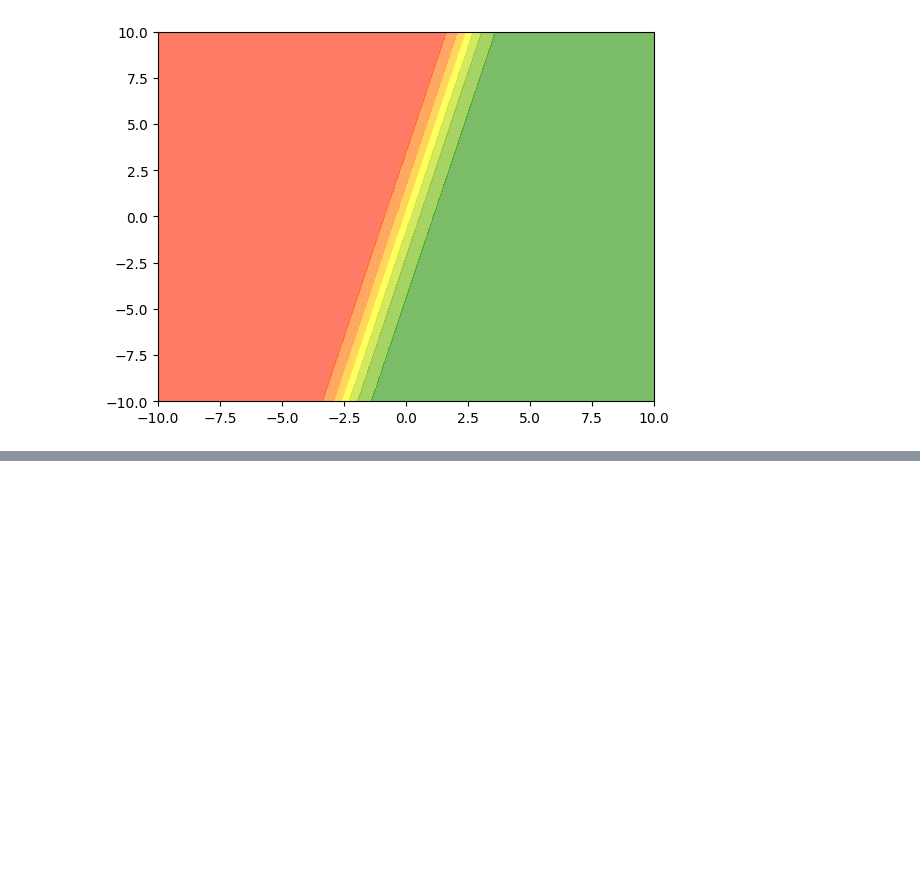
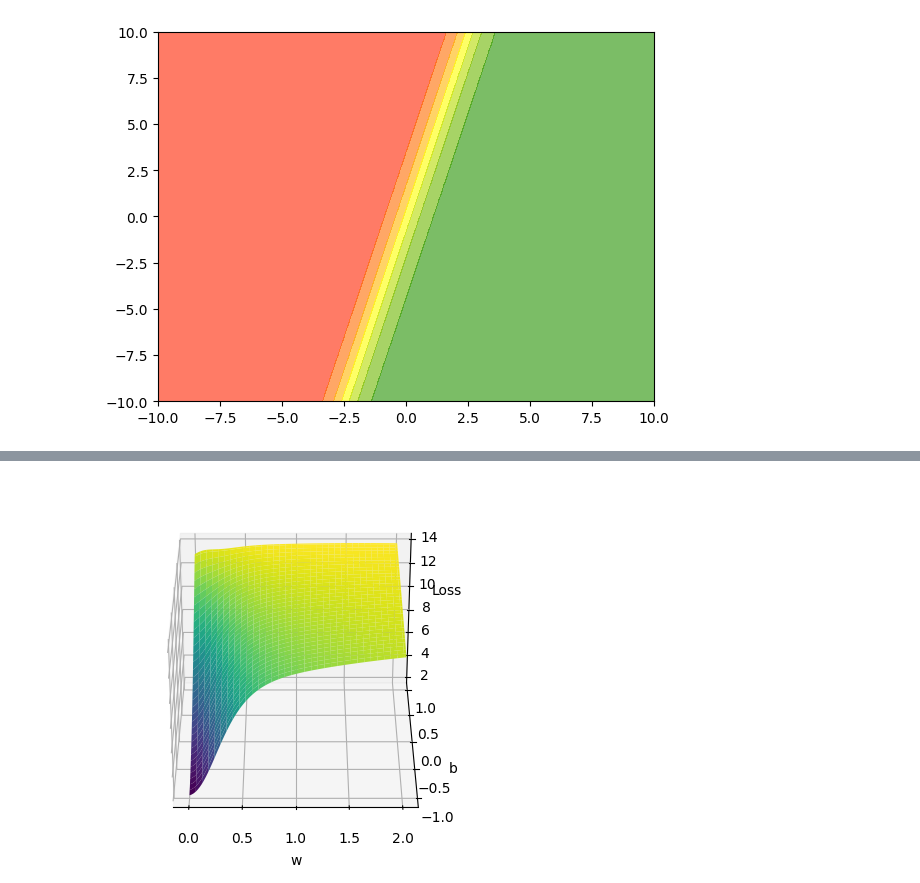
Before and after one commit to Ash-004/Deep-Learning-Fundamentals, a Jupyter notebook: Sigmoid_Neuron.ipynb, the cells around one changed output, grey strips where cells are left out. Cells and saved outputs as stored; diff of their text form; code cells hidden in the pictures; blank space fills up the shorter version.

```diff
--- a/Sigmoid_Neuron.ipynb
+++ b/Sigmoid_Neuron.ipynb
@@ -37,0 +51,34 @@ plt.show()
+# %%
+w_unknown = 0.5
+b_unknown = 0.25
+
+X = np.random.random(25) * 20 -10
+y = sigmoid(X, w_unknown, b_unknown)
+# %%
+def calculate_loss(X, Y, w_est, b_est):
+  loss = 0
+  for x, y in zip(X, Y):
+    loss += (y - sigmoid(x, w_est, b_est))**2
+  return loss
+# %%
+W = np.linspace(0, 2, 101)
+B = np.linspace(-1, 1, 101)
+
+WW, BB = np.meshgrid(W, B)
+
+Loss = np.zeros(WW.shape)
+# %%
+for i in range(WW.shape[0]):
+  for j in range(WW.shape[1]):
+    Loss[i, j] = calculate_loss(X, Y, WW[i, j], BB[i, j])
+# %%
+fig = plt.figure()
+ax = plt.axes(projection='3d')
+ax.plot_surface(WW, BB, Loss, cmap='viridis')
+ax.set_xlabel('w')
+ax.set_ylabel('b')
+ax.set_zlabel('Loss')
+
+ax.view_init(30, 270)
+# %% [output]
+[figure, added]
```
Also changed, not shown: parts of 2 cells of this notebook.
